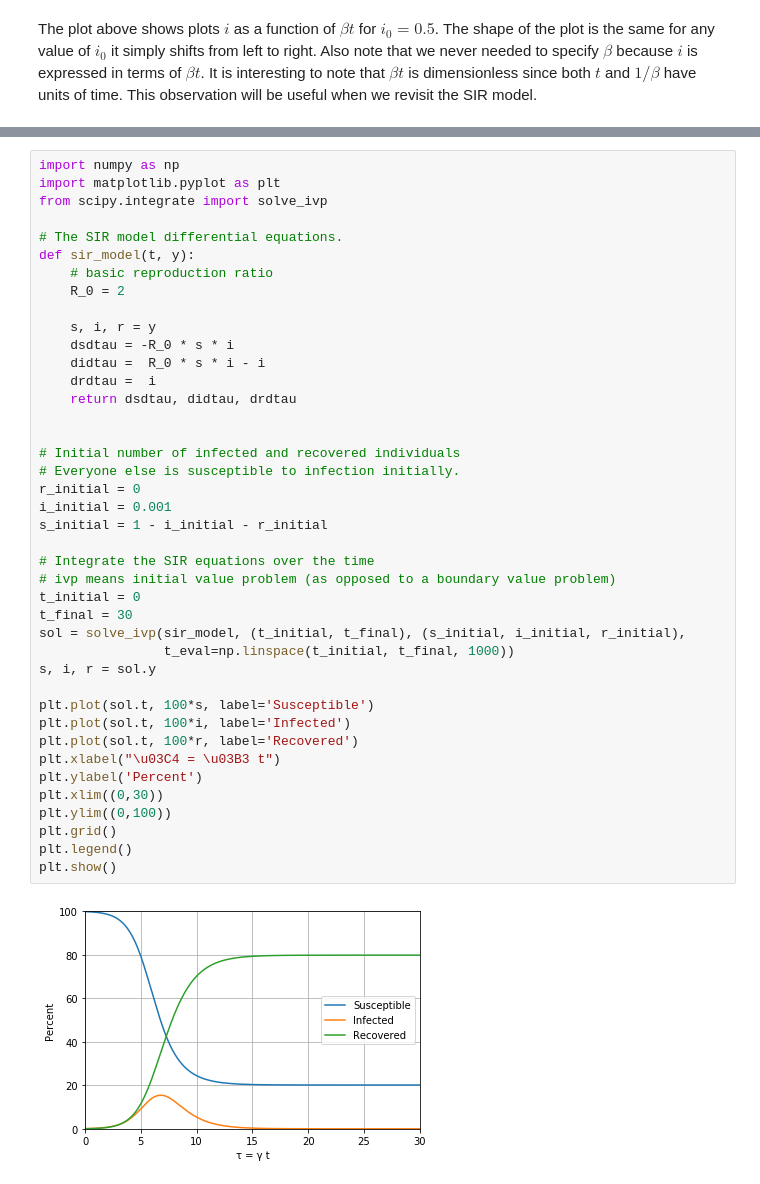
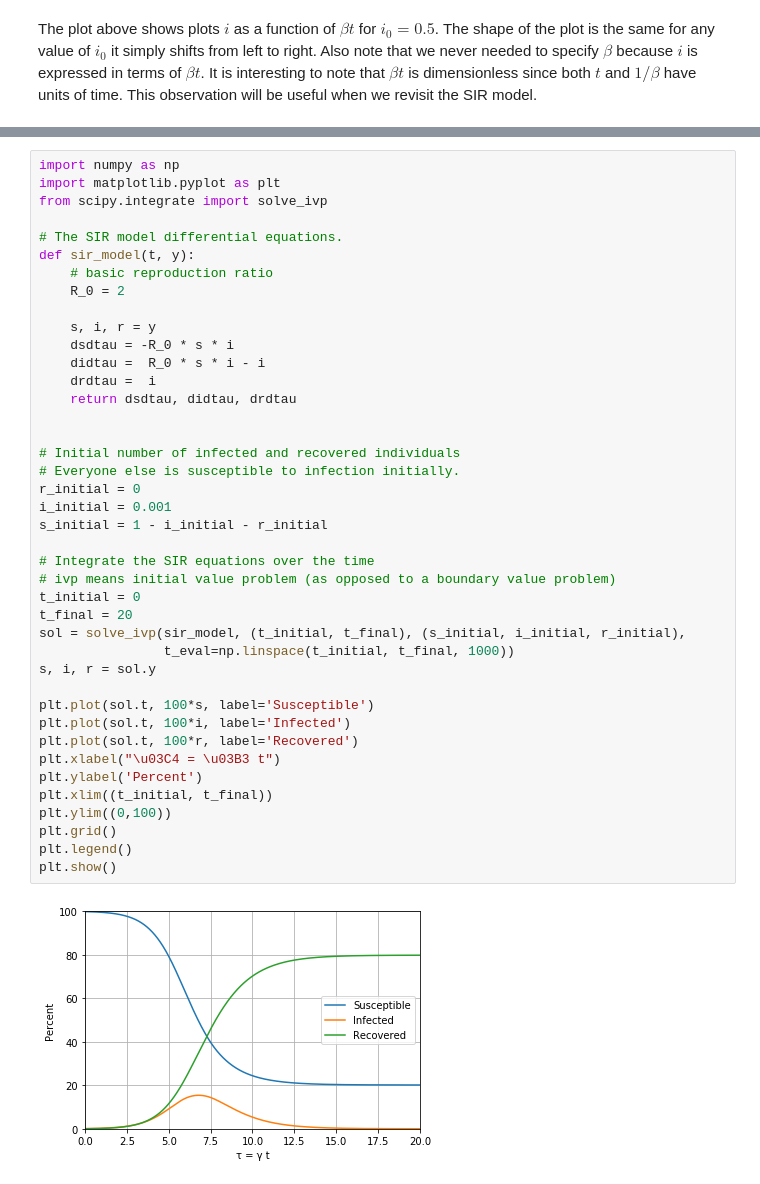
Before and after one commit to fcantelmi/morning-bytes, a Jupyter notebook: sirmodel/sirmodel.ipynb, the cells around one changed output, grey strips where cells are left out. Drawn from its saved outputs; the diff is of its cells as text.

```diff
--- a/sirmodel/sirmodel.ipynb
+++ b/sirmodel/sirmodel.ipynb
@@ -177,33 +177,33 @@ def sir_model(t, y):
     s, i, r = y
     dsdtau = -R_0 * s * i
     didtau =  R_0 * s * i - i
     drdtau =  i
     return dsdtau, didtau, drdtau
 
 
 # Initial number of infected and recovered individuals
 # Everyone else is susceptible to infection initially.
 r_initial = 0
 i_initial = 0.001
 s_initial = 1 - i_initial - r_initial
 
 # Integrate the SIR equations over the time
 # ivp means initial value problem (as opposed to a boundary value problem)
 t_initial = 0
-t_final = 30
+t_final = 20
 sol = solve_ivp(sir_model, (t_initial, t_final), (s_initial, i_initial, r_initial),
                 t_eval=np.linspace(t_initial, t_final, 1000))
 s, i, r = sol.y
 
 plt.plot(sol.t, 100*s, label='Susceptible')
 plt.plot(sol.t, 100*i, label='Infected')
 plt.plot(sol.t, 100*r, label='Recovered')
 plt.xlabel("\u03C4 = \u03B3 t")
 plt.ylabel('Percent')
-plt.xlim((0,30))
+plt.xlim((t_initial, t_final))
 plt.ylim((0,100))
 plt.grid()
 plt.legend()
 plt.show()
 # %% [output]
-[figure, old version]
+[figure, new version]
```
Also changed, not shown: parts of 12 cells of this notebook.
